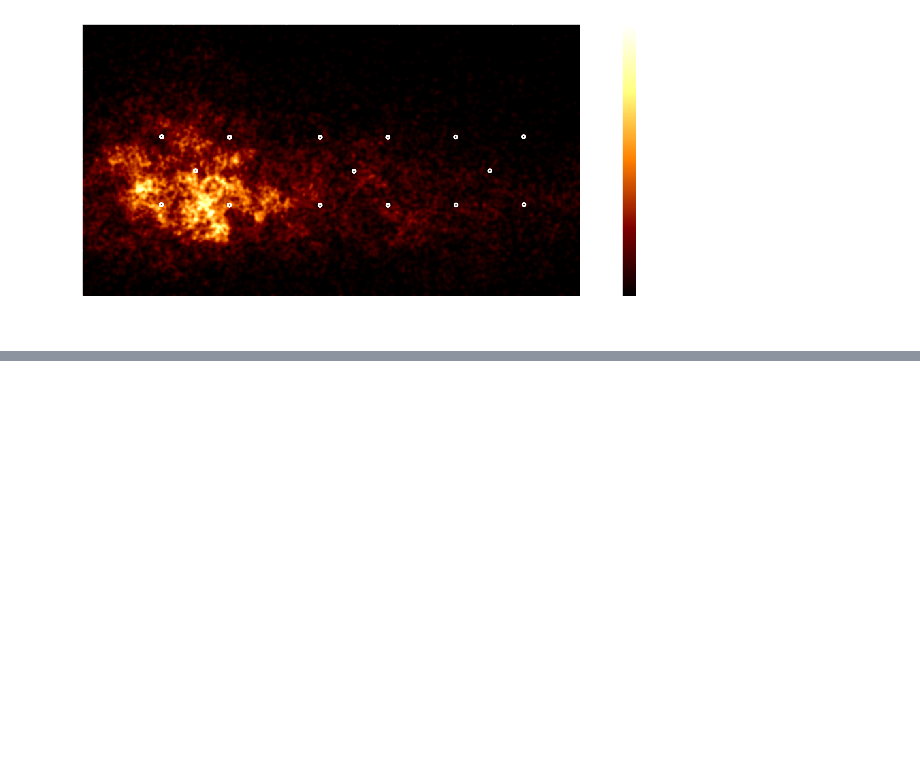
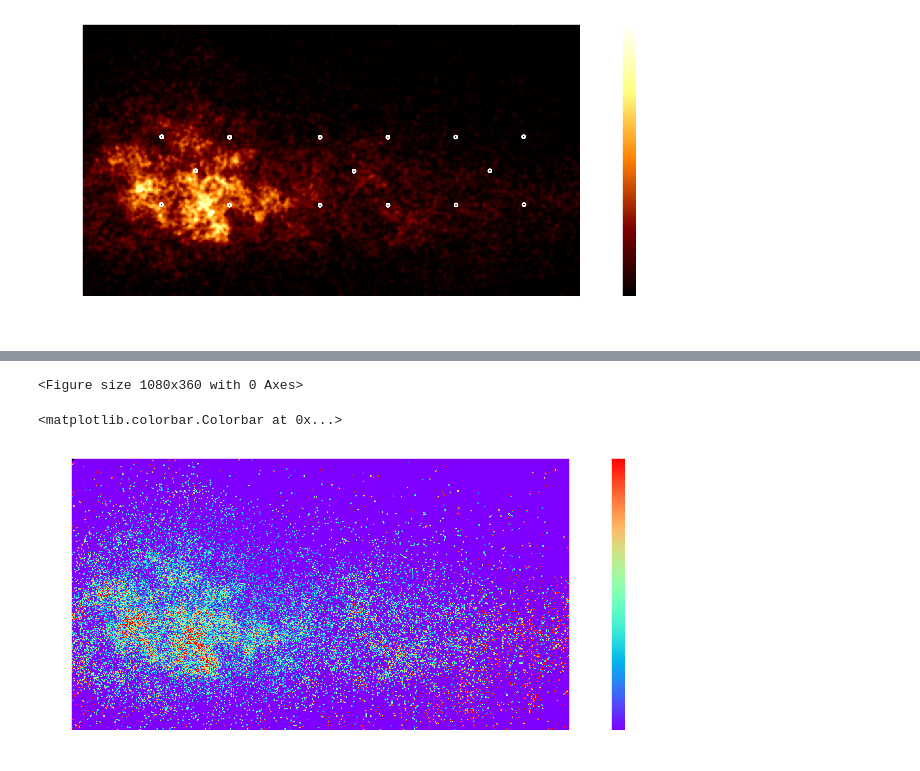
Before and after one commit to Tutanto/GammaCygni, a Jupyter notebook: create_new_datastore.ipynb, the cells around one changed output, grey strips where cells are left out. Drawn from its saved outputs; the diff is of its cells as text; code cells hidden in the pictures; blank space fills up the shorter version.

```diff
--- a/create_new_datastore.ipynb
+++ b/create_new_datastore.ipynb
@@ -131,7 +131,8 @@ No default lower safe energy threshold defined for obs 179
 dataset_image = stacked.to_image()
 # %%
 plt.figure(figsize=(15, 5))
-ax = dataset_image.counts.smooth(2).plot(add_cbar=True)
+counts = dataset_image.counts
+ax = counts.smooth(2).plot(add_cbar=True)
 ax.scatter(
     pos_obs.l.deg,
     pos_obs.b.deg,
@@ -147,0 +177,14 @@ plt.show()
+# %%
+plt.figure(figsize=(15,5))
+image_corrected = counts.data/(exposure_image.data/1.e12)
+np.nan_to_num(image_corrected, nan = 0)
+squeeze = np.squeeze(image_corrected)
+# %% [output]
+<Figure size 1080x360 with 0 Axes>
+# %%
+plt.figure(figsize=(15,5))
+plt.imshow(squeeze, cmap="rainbow", vmin=0.001, vmax=0.3, origin="lower")
+plt.colorbar()
+# %% [output]
+<matplotlib.colorbar.Colorbar at 0x...>
+[figure, added]
```
Also changed, not shown: parts of 2 cells of this notebook, 2 other files.
